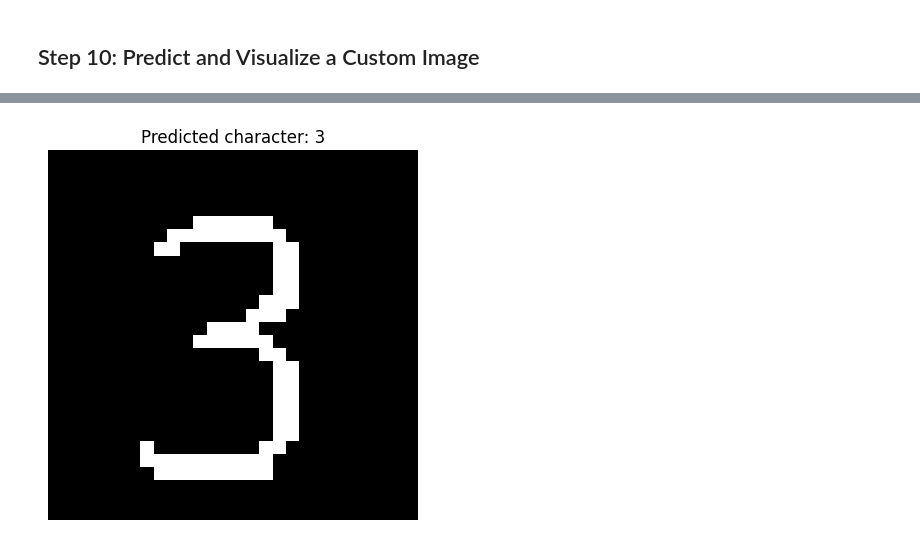
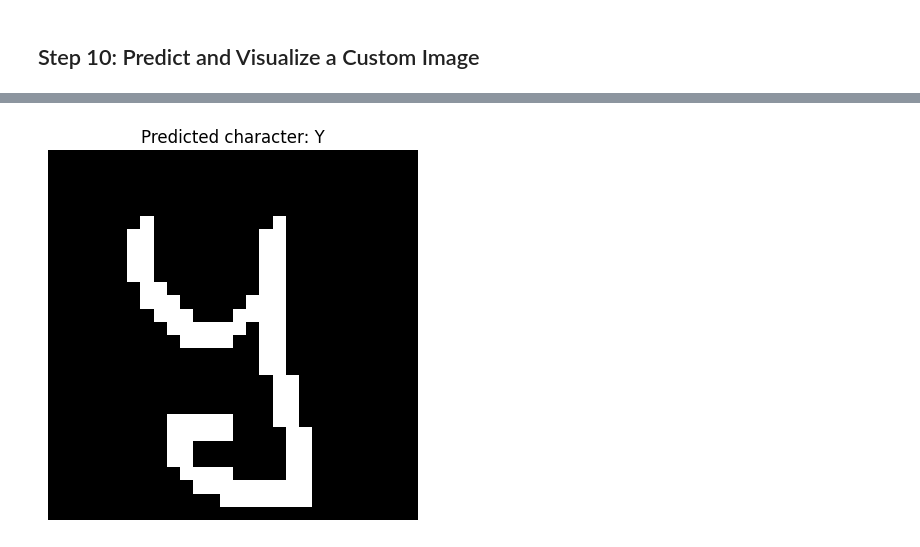
Before and after one commit to Apli-simplify/scan-ai, a Jupyter notebook: ml_model/handwritten_recognition.ipynb, the cells around one changed output, grey strips where cells are left out. Cells and saved outputs as stored; diff of their text form; code cells hidden in the pictures.

Commit message:
add new custom images for testing

```diff
--- a/ml_model/train_model.ipynb
+++ b/ml_model/handwritten_recognition.ipynb
@@ -205,9 +201,13 @@ plt.show()
 # %%
 from tensorflow.keras.preprocessing import image
 from PIL import Image, ImageOps
+import tensorflow as tf
+
+# Load the model
+model = tf.keras.models.load_model('handwritten_recognition_model.keras')
 
 # Load the custom image
-image_path = "images/3.png"  # Replace with the path to your image
+image_path = "images/Y.png"  # Replace with the path to your image
 img = Image.open(image_path).convert('L')  # Convert to grayscale
 
 # Invert the colors to match EMNIST format
@@ -243 +243 @@ plt.show()
-[figure, old version]
+[figure, new version]
```
Also changed, not shown: parts of 3 cells of this notebook, 14 other files.
